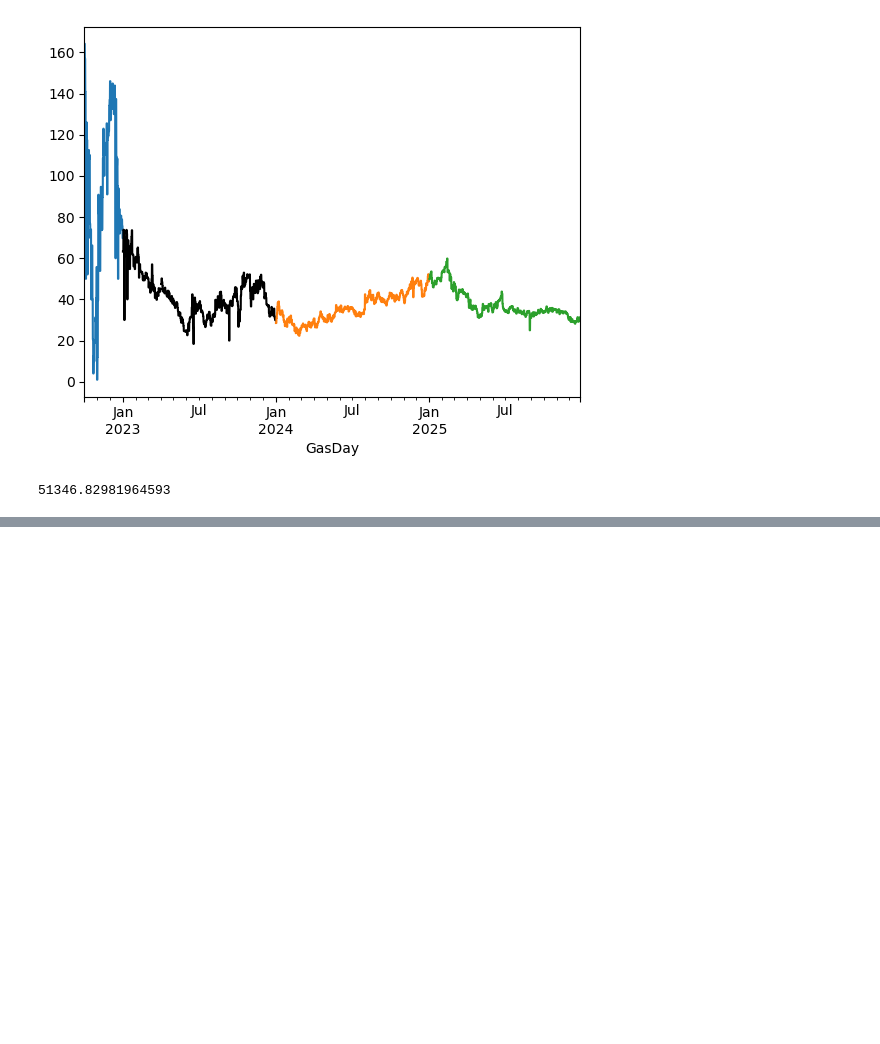
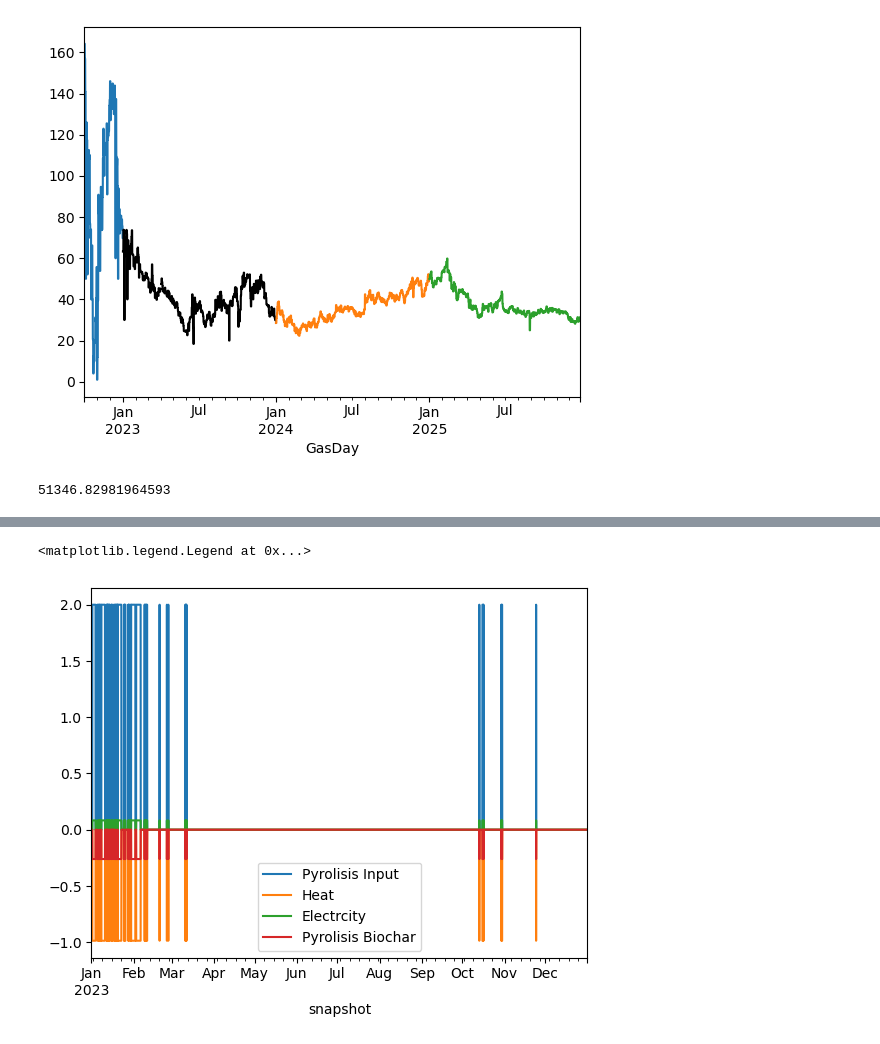
Before and after one commit to pulio12/Msc_Thesis_Greenlab_Skive, a Jupyter notebook: Test_File3.ipynb, the cells around one changed output, grey strips where cells are left out. Cells and saved outputs as stored; diff of their text form; code cells hidden in the pictures; blank space fills up the shorter version.

```diff
--- a/Test_File3.ipynb
+++ b/Test_File3.ipynb
@@ -797,0 +976,12 @@ def build_network(P_el,P_heat,CO2_tax1, CO2_tax2,p_import,p_export,year = "2023"
+# %%
+# Pyrolisis Input;
+n.links_t.p0["pyrolysis"].plot(label="Pyrolisis Input")
+# Pyrolisis Output:
+n.links_t.p1["pyrolysis"].plot(label="Heat")
+n.links_t.p2["pyrolysis"].plot(label="Electrcity")
+n.links_t.p3["pyrolysis"].plot(label="Pyrolisis Biochar")
+
+plt.legend()
+# %% [output]
+<matplotlib.legend.Legend at 0x...>
+[figure, added]
```
Also changed, not shown: parts of 30 cells of this notebook.
